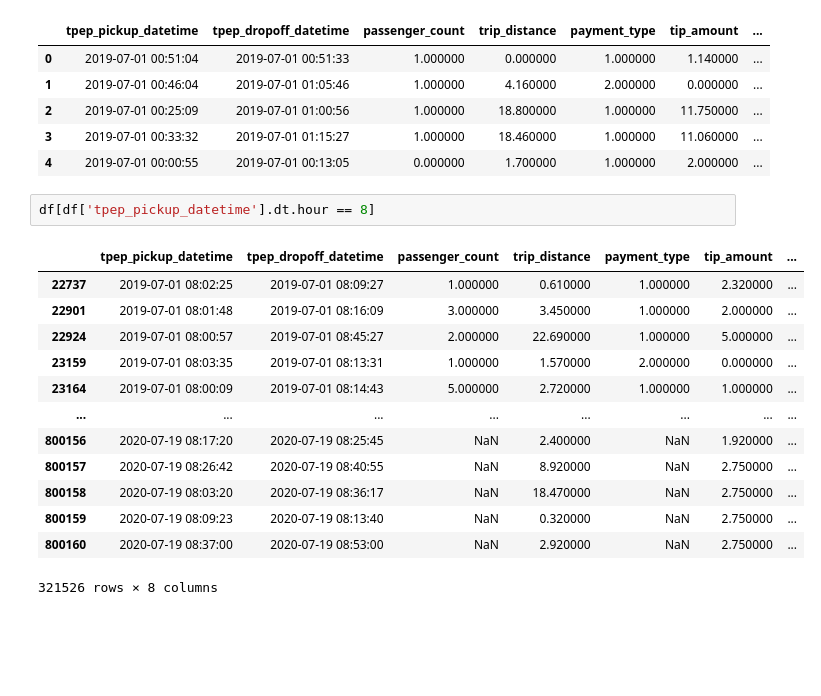
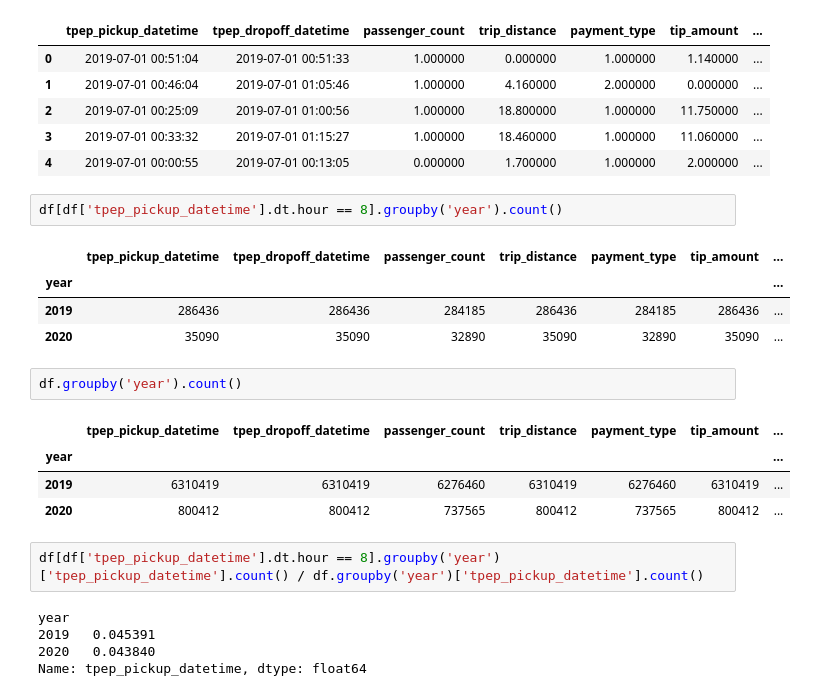
Before and after one commit to reuven/PyRVA-2021-11Nov-10, a Jupyter notebook: PyRVA - PyRVA-2021-11Nov-10.ipynb, the cells around one changed output. Saved outputs shown, nothing was run; the diff lists cells and outputs as text; blank space fills up the shorter version.

```diff
--- a/PyRVA - PyRVA-2021-11Nov-10.ipynb
+++ b/PyRVA - PyRVA-2021-11Nov-10.ipynb
@@ -477,18 +477,23 @@ df.head()
 | 3 | 2019-07-01 00:33:32 | 2019-07-01 01:15:27 | 1.000000 | 18.460000 | 1.000000 | 11.060000 | ... |
 | 4 | 2019-07-01 00:00:55 | 2019-07-01 00:13:05 | 0.000000 | 1.700000 | 1.000000 | 2.000000 | ... |
 # %%
-df[df['tpep_pickup_datetime'].dt.hour == 8]
+df[df['tpep_pickup_datetime'].dt.hour == 8].groupby('year').count()
 # %% [output]
 |  | tpep_pickup_datetime | tpep_dropoff_datetime | passenger_count | trip_distance | payment_type | tip_amount | ... |
-| 22737 | 2019-07-01 08:02:25 | 2019-07-01 08:09:27 | 1.000000 | 0.610000 | 1.000000 | 2.320000 | ... |
-| 22901 | 2019-07-01 08:01:48 | 2019-07-01 08:16:09 | 3.000000 | 3.450000 | 1.000000 | 2.000000 | ... |
-| 22924 | 2019-07-01 08:00:57 | 2019-07-01 08:45:27 | 2.000000 | 22.690000 | 1.000000 | 5.000000 | ... |
-| 23159 | 2019-07-01 08:03:35 | 2019-07-01 08:13:31 | 1.000000 | 1.570000 | 2.000000 | 0.000000 | ... |
-| 23164 | 2019-07-01 08:00:09 | 2019-07-01 08:14:43 | 5.000000 | 2.720000 | 1.000000 | 1.000000 | ... |
-| ... | ... | ... | ... | ... | ... | ... | ... |
-| 800156 | 2020-07-19 08:17:20 | 2020-07-19 08:25:45 | NaN | 2.400000 | NaN | 1.920000 | ... |
-| 800157 | 2020-07-19 08:26:42 | 2020-07-19 08:40:55 | NaN | 8.920000 | NaN | 2.750000 | ... |
-| 800158 | 2020-07-19 08:03:20 | 2020-07-19 08:36:17 | NaN | 18.470000 | NaN | 2.750000 | ... |
-| 800159 | 2020-07-19 08:09:23 | 2020-07-19 08:13:40 | NaN | 0.320000 | NaN | 2.750000 | ... |
-| 800160 | 2020-07-19 08:37:00 | 2020-07-19 08:53:00 | NaN | 2.920000 | NaN | 2.750000 | ... |
+| year |  |  |  |  |  |  | ... |
+| 2019 | 286436 | 286436 | 284185 | 286436 | 284185 | 286436 | ... |
+| 2020 | 35090 | 35090 | 32890 | 35090 | 32890 | 35090 | ... |
-321526 rows × 8 columns
+# %%
+df.groupby('year').count()
+# %% [output]
+|  | tpep_pickup_datetime | tpep_dropoff_datetime | passenger_count | trip_distance | payment_type | tip_amount | ... |
+| year |  |  |  |  |  |  | ... |
+| 2019 | 6310419 | 6310419 | 6276460 | 6310419 | 6276460 | 6310419 | ... |
+| 2020 | 800412 | 800412 | 737565 | 800412 | 737565 | 800412 | ... |
+# %%
+df[df['tpep_pickup_datetime'].dt.hour == 8].groupby('year')['tpep_pickup_datetime'].count() / df.groupby('year')['tpep_pickup_datetime'].count()
+# %% [output]
+year
+2019   0.045391
+2020   0.043840
+Name: tpep_pickup_datetime, dtype: float64
```
